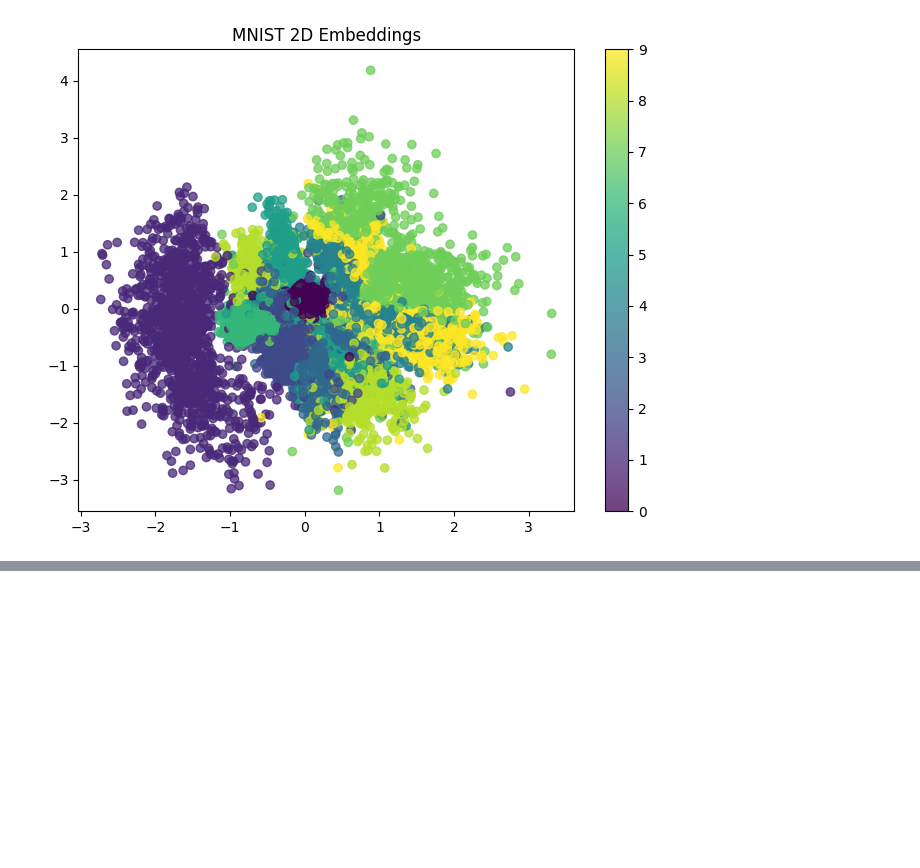
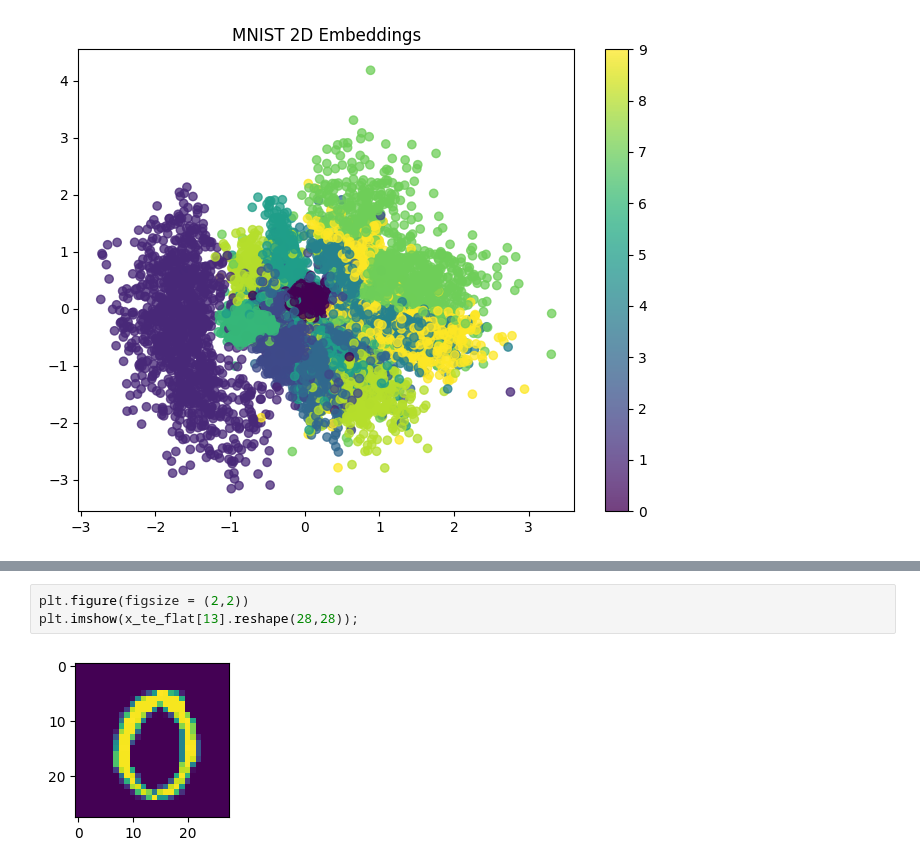
Before and after one commit to rajdeepd/bpb-vector-databases, a Jupyter notebook: chapter2/mnist_encoder_decoder_v2.ipynb, the cells around one changed output, grey strips where cells are left out. Saved outputs shown, nothing was run; the diff lists cells and outputs as text; blank space fills up the shorter version.

```diff
--- a/chapter2/mnist_encoder_decoder_v2.ipynb
+++ b/chapter2/mnist_encoder_decoder_v2.ipynb
@@ -180,0 +186,5 @@ plt.show()
+# %%
+plt.figure(figsize = (2,2))
+plt.imshow(x_te_flat[13].reshape(28,28));
+# %% [output]
+[figure, added]
```
Also changed, not shown: parts of 3 cells of this notebook.
